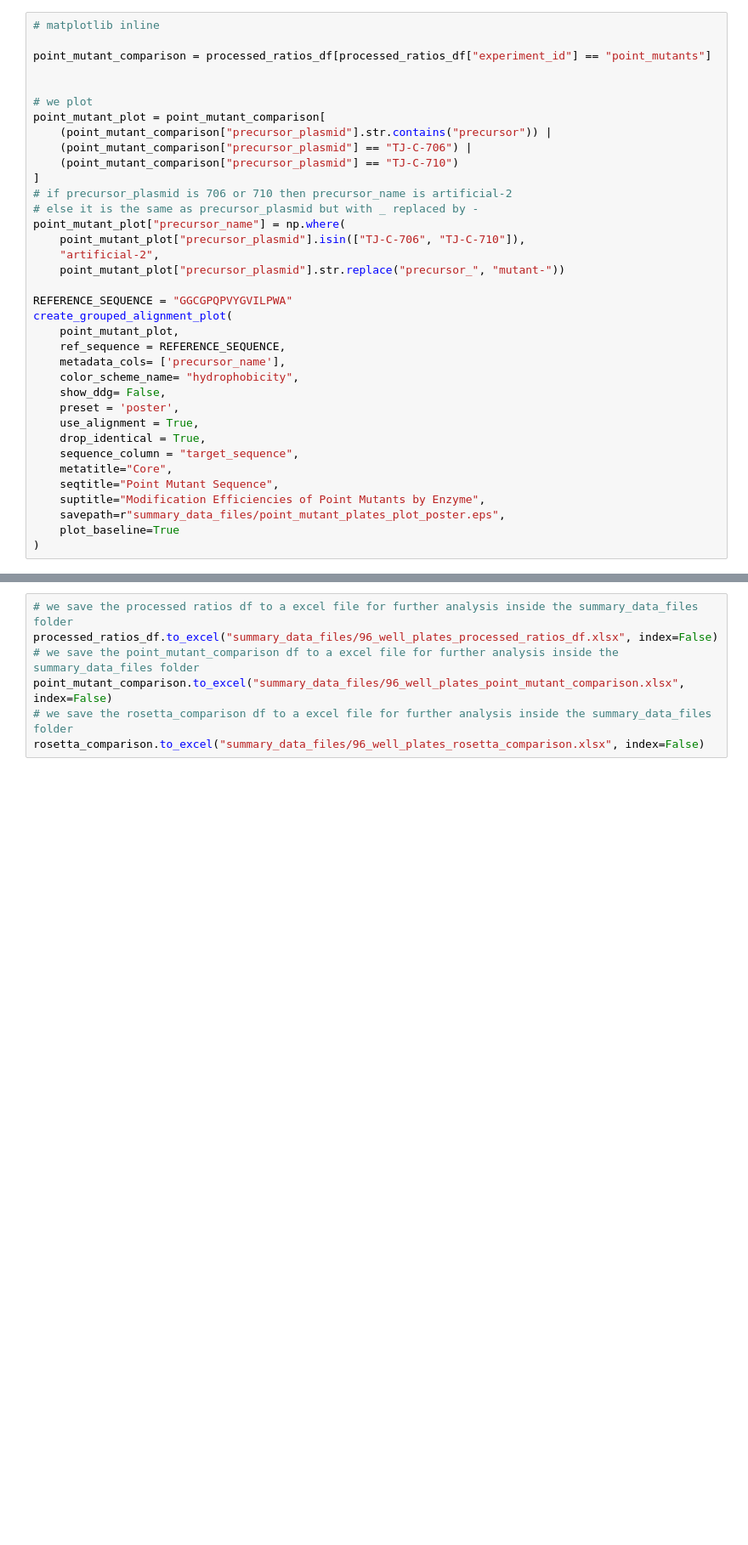
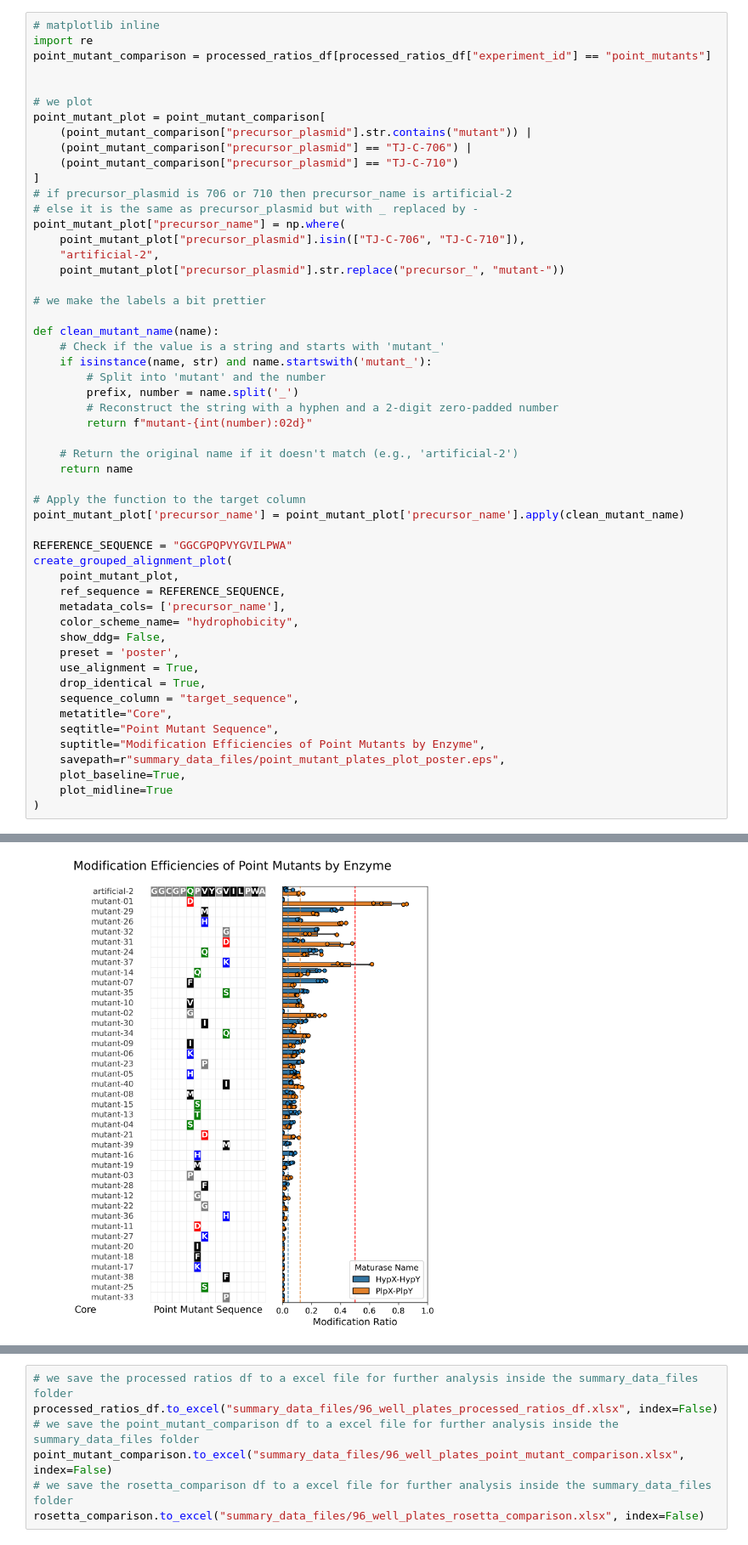
Before and after one commit to thomashjordan/SpliceotideAnalysis, a Jupyter notebook: plate_analysis_summaries.ipynb, the cells around one changed output, grey strips where cells are left out. Shown at 85% size. Cells and saved outputs as stored; diff of their text form; blank space fills up the shorter version.

```diff
--- a/plate_analysis_summaries.ipynb
+++ b/plate_analysis_summaries.ipynb
@@ -182,12 +192,12 @@ print(f"Summary data ready. Calculated modification ratios for {len(processed_ra
 # %%
 # matplotlib inline
-
+import re
 point_mutant_comparison = processed_ratios_df[processed_ratios_df["experiment_id"] == "point_mutants"]
 
 
 # we plot
 point_mutant_plot = point_mutant_comparison[
-    (point_mutant_comparison["precursor_plasmid"].str.contains("precursor")) |
+    (point_mutant_comparison["precursor_plasmid"].str.contains("mutant")) |
     (point_mutant_comparison["precursor_plasmid"] == "TJ-C-706") |
     (point_mutant_comparison["precursor_plasmid"] == "TJ-C-710")
 ]
@@ -197,6 +207,22 @@ point_mutant_plot["precursor_name"] = np.where(
     point_mutant_plot["precursor_plasmid"].isin(["TJ-C-706", "TJ-C-710"]),
     "artificial-2",
     point_mutant_plot["precursor_plasmid"].str.replace("precursor_", "mutant-"))
+
+# we make the labels a bit prettier
+
+def clean_mutant_name(name):
+    # Check if the value is a string and starts with 'mutant_'
+    if isinstance(name, str) and name.startswith('mutant_'):
+        # Split into 'mutant' and the number
+        prefix, number = name.split('_')
+        # Reconstruct the string with a hyphen and a 2-digit zero-padded number
+        return f"mutant-{int(number):02d}"
+
+    # Return the original name if it doesn't match (e.g., 'artificial-2')
+    return name
+
+# Apply the function to the target column
+point_mutant_plot['precursor_name'] = point_mutant_plot['precursor_name'].apply(clean_mutant_name)
 
 REFERENCE_SEQUENCE = "GGCGPQPVYGVILPWA"
 create_grouped_alignment_plot(
@@ -213,5 +239,7 @@ create_grouped_alignment_plot(
     seqtitle="Point Mutant Sequence",
     suptitle="Modification Efficiencies of Point Mutants by Enzyme",
     savepath=r"summary_data_files/point_mutant_plates_plot_poster.eps",
-    plot_baseline=True
+    plot_baseline=True,
+    plot_midline=True
 )
+# %% [output]
@@ -218,3 +247,4 @@ create_grouped_alignment_plot(
+[figure, added]
 # %%
 
 rosetta_comparison = processed_ratios_df[processed_ratios_df["experiment_id"] == "rosetta_top_47"]
```
Also changed, not shown: parts of 13 cells of this notebook, 30 other files.
